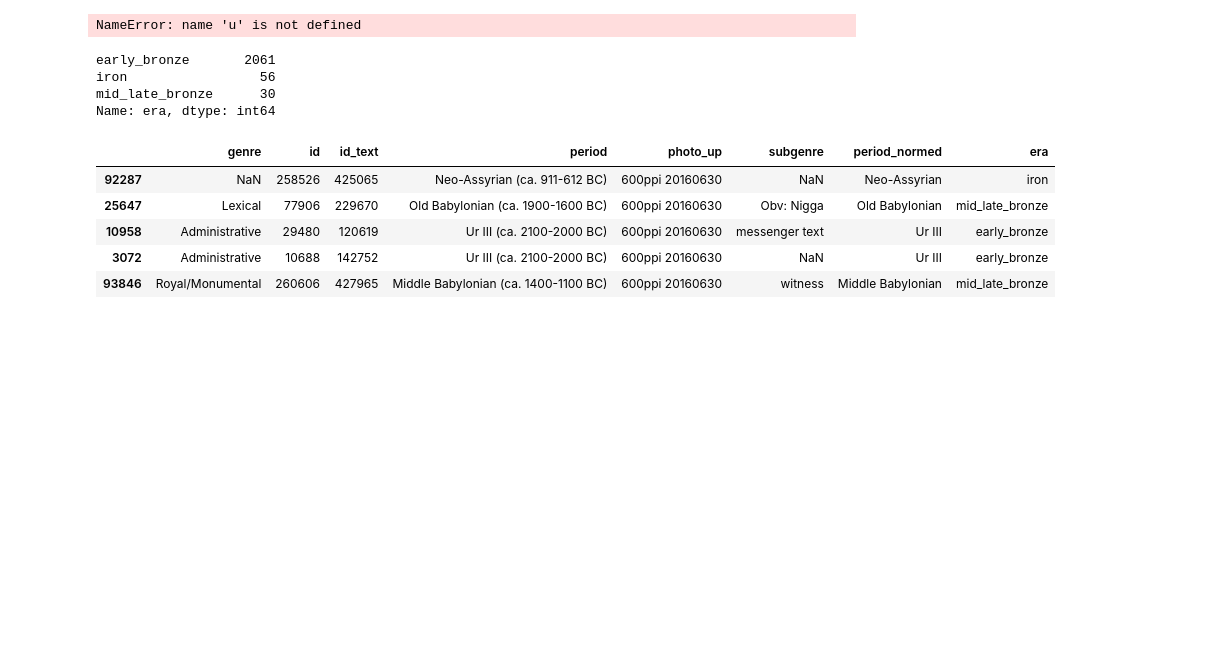
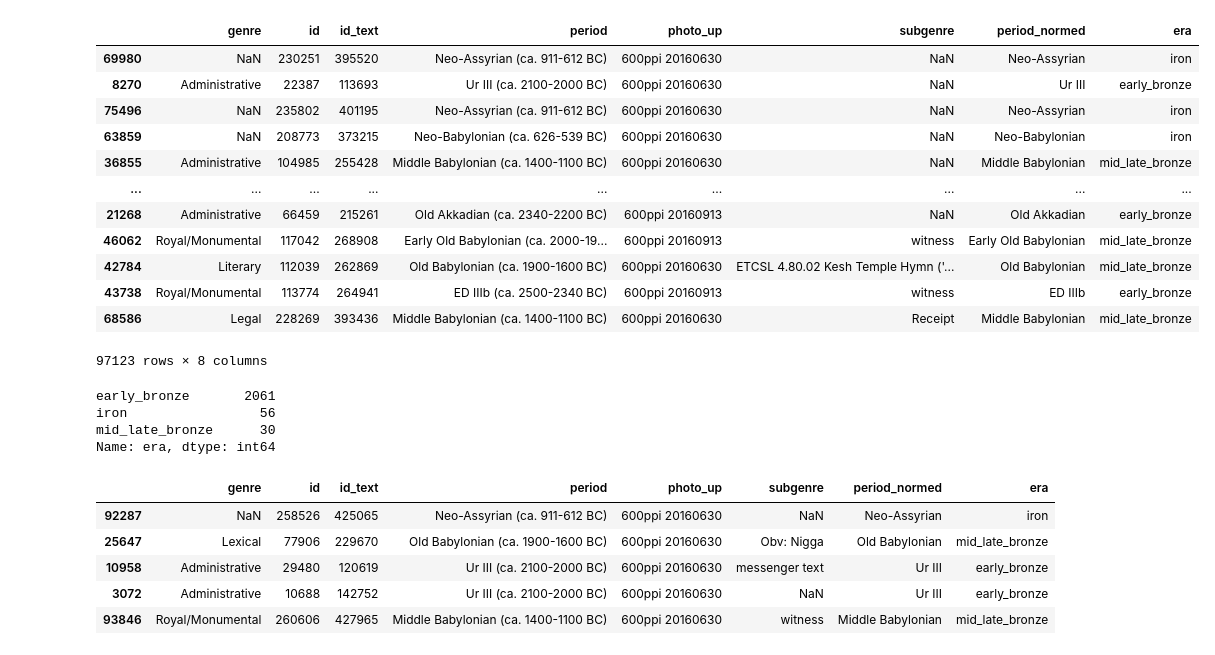
Before and after one commit to daniellekap/ShapingHistory, a Jupyter notebook: 1. scrape tablet photos by era.ipynb, the cells around one changed output. Drawn from its saved outputs; the diff is of its cells as text; code cells hidden in the pictures; blank space fills up the shorter version.

```diff
--- a/1. scrape tablet photos by era.ipynb
+++ b/1. scrape tablet photos by era.ipynb
@@ -10,11 +10,25 @@ import logging
 from tqdm.auto import tqdm
 import os
 # %%
-df = pd.read_csv('data/output/cdli_catalogue_data.csv')
+df = pd.read_csv('output/cdli_catalogue_data.csv')
 df = df[df.era.notna()].copy()
 df = df.sample(df.shape[0], random_state=0)
-# %% [output]
-NameError: name 'u' is not defined
+# %%
+df
+# %% [output]
+|  | genre | id | id_text | period | photo_up | subgenre | period_normed | era |
+| 69980 | NaN | 230251 | 395520 | Neo-Assyrian (ca. 911-612 BC) | 600ppi 20160630 | NaN | Neo-Assyrian | iron |
+| 8270 | Administrative | 22387 | 113693 | Ur III (ca. 2100-2000 BC) | 600ppi 20160630 | NaN | Ur III | early_bronze |
+| 75496 | NaN | 235802 | 401195 | Neo-Assyrian (ca. 911-612 BC) | 600ppi 20160630 | NaN | Neo-Assyrian | iron |
+| 63859 | NaN | 208773 | 373215 | Neo-Babylonian (ca. 626-539 BC) | 600ppi 20160630 | NaN | Neo-Babylonian | iron |
+| 36855 | Administrative | 104985 | 255428 | Middle Babylonian (ca. 1400-1100 BC) | 600ppi 20160630 | NaN | Middle Babylonian | mid_late_bronze |
+| ... | ... | ... | ... | ... | ... | ... | ... | ... |
+| 21268 | Administrative | 66459 | 215261 | Old Akkadian (ca. 2340-2200 BC) | 600ppi 20160913 | NaN | Old Akkadian | early_bronze |
+| 46062 | Royal/Monumental | 117042 | 268908 | Early Old Babylonian (ca. 2000-19... | 600ppi 20160913 | witness | Early Old Babylonian | mid_late_bronze |
+| 42784 | Literary | 112039 | 262869 | Old Babylonian (ca. 1900-1600 BC) | 600ppi 20160630 | ETCSL 4.80.02 Kesh Temple Hymn ('... | Old Babylonian | mid_late_bronze |
+| 43738 | Royal/Monumental | 113774 | 264941 | ED IIIb (ca. 2500-2340 BC) | 600ppi 20160913 | witness | ED IIIb | early_bronze |
+| 68586 | Legal | 228269 | 393436 | Middle Babylonian (ca. 1400-1100 BC) | 600ppi 20160630 | Receipt | Middle Babylonian | mid_late_bronze |
+97123 rows × 8 columns
 # %%
 df = pd.read_csv('data/missing_ids.csv')
 #df = df[df.era.notna()].copy()
```
